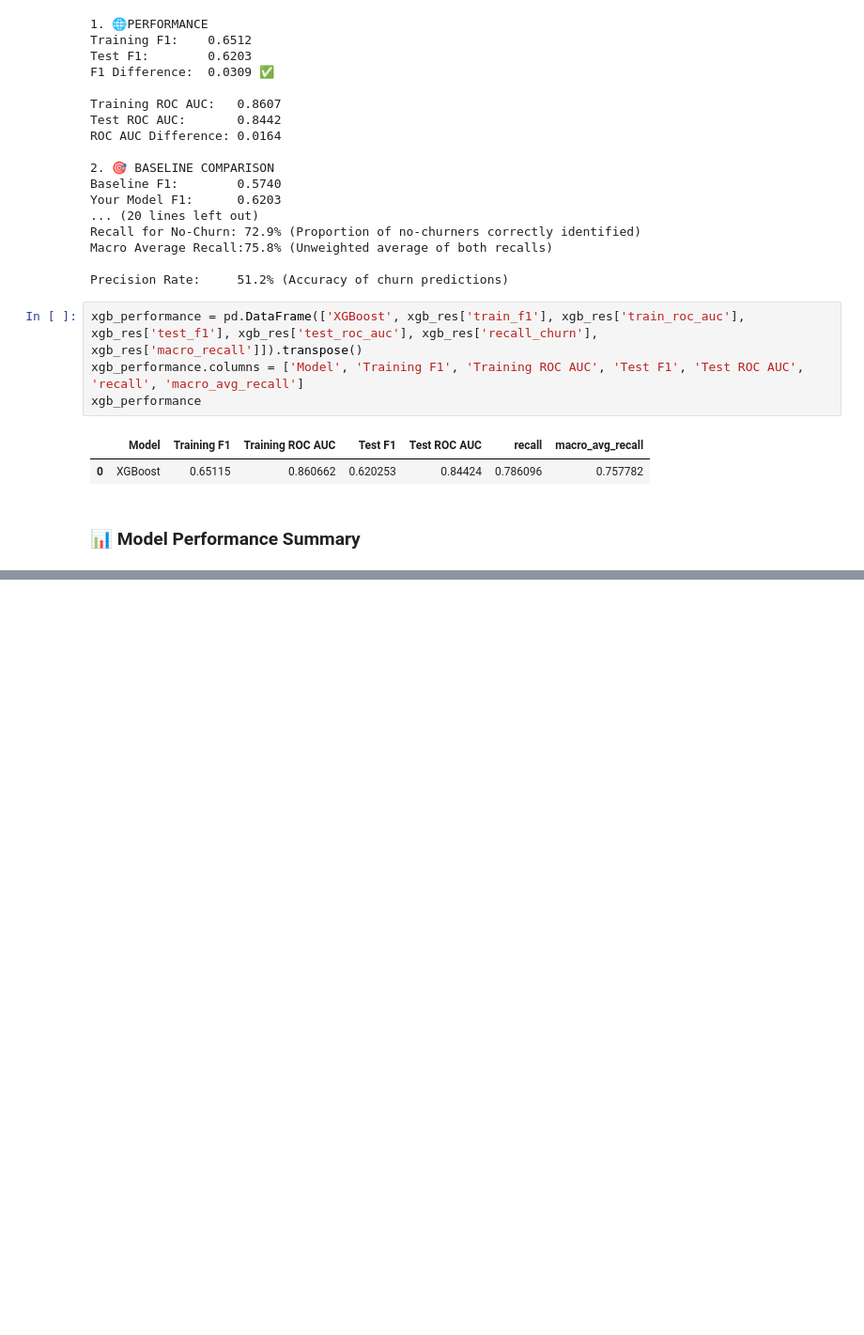
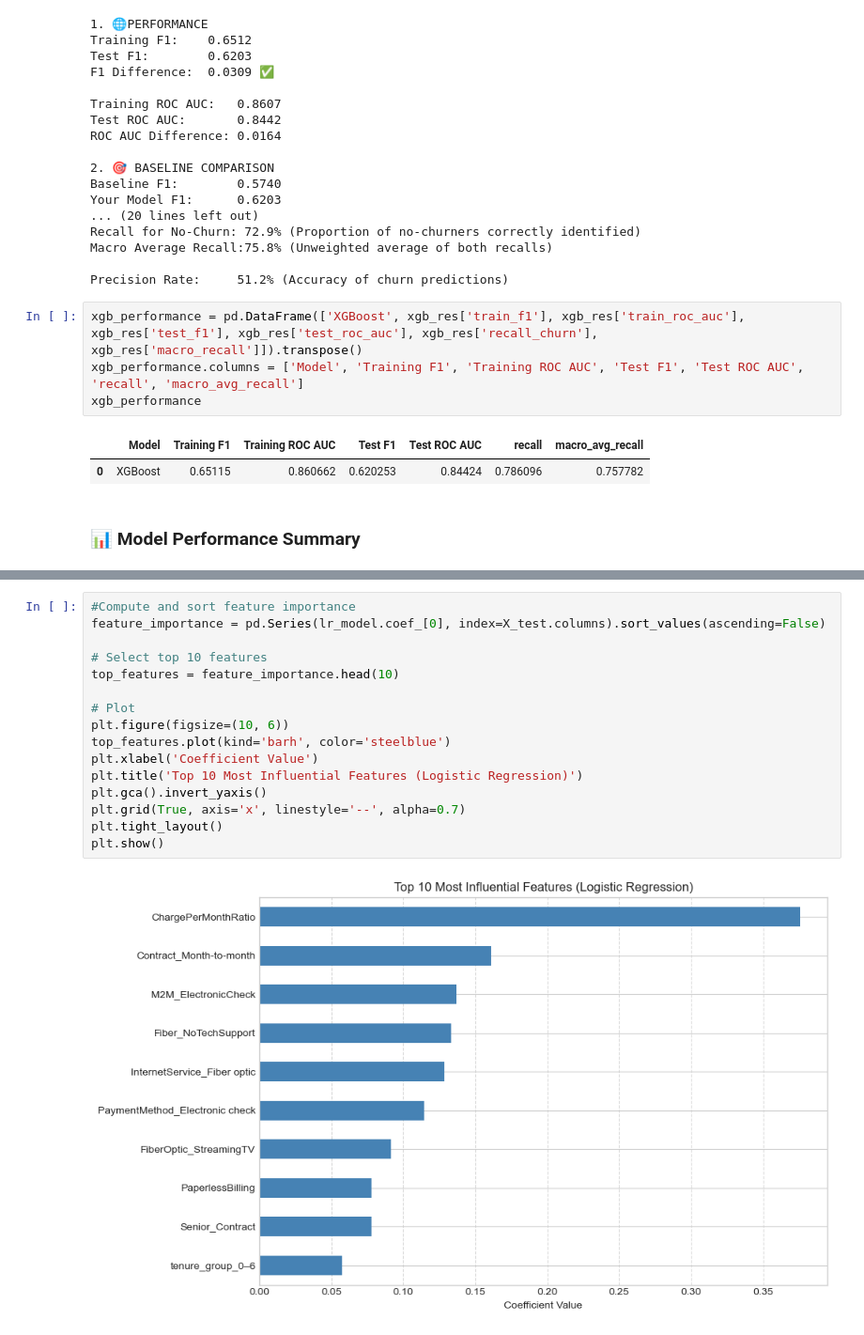
Before and after one commit to mewpunyapat/customer-churn-prediction, a Jupyter notebook: notebooks/modeling_classical_ml.ipynb, the cells around one changed output, grey strips where cells are left out. Shown at 94% size. Cells and saved outputs as stored; diff of their text form; blank space fills up the shorter version.

```diff
--- a/notebooks/modeling_classical_ml.ipynb
+++ b/notebooks/modeling_classical_ml.ipynb
@@ -575,0 +433,18 @@ The NumPy global RNG was seeded by calling `np.random.seed`. In a future version
+# %%
+#Compute and sort feature importance
+feature_importance = pd.Series(lr_model.coef_[0], index=X_test.columns).sort_values(ascending=False)
+
+# Select top 10 features
+top_features = feature_importance.head(10)
+
+# Plot
+plt.figure(figsize=(10, 6))
+top_features.plot(kind='barh', color='steelblue')
+plt.xlabel('Coefficient Value')
+plt.title('Top 10 Most Influential Features (Logistic Regression)')
+plt.gca().invert_yaxis()
+plt.grid(True, axis='x', linestyle='--', alpha=0.7)
+plt.tight_layout()
+plt.show()
+# %% [output]
+[figure, added]
```
Also changed, not shown: parts of 27 cells of this notebook, 4 other files.
